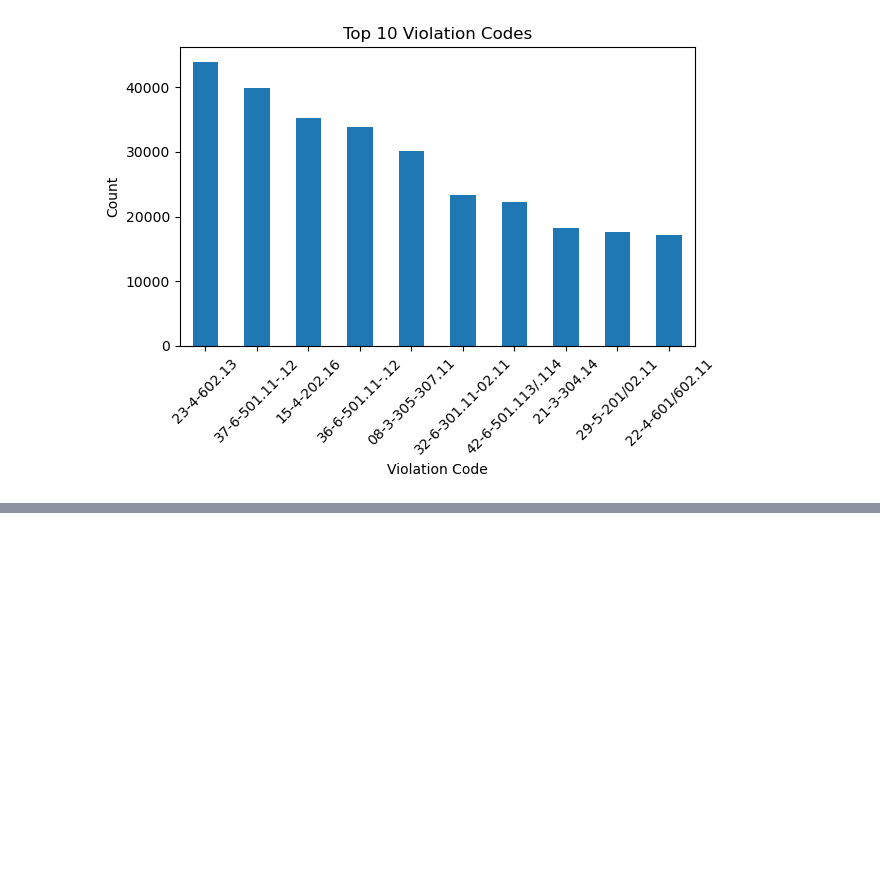
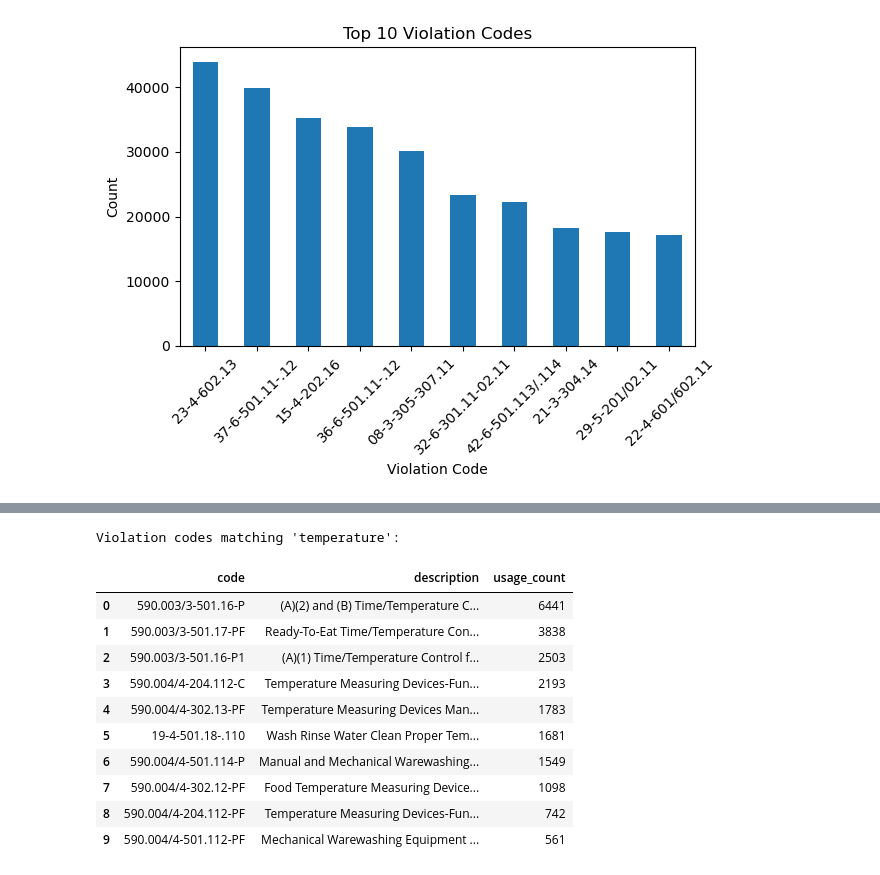
Before and after one commit to konipede/healthcare-database, a Jupyter notebook: notebooks/analysis.ipynb, the cells around one changed output, grey strips where cells are left out. Drawn from its saved outputs; the diff is of its cells as text; code cells hidden in the pictures; blank space fills up the shorter version.

```diff
--- a/notebooks/analysis.ipynb
+++ b/notebooks/analysis.ipynb
@@ -22,0 +365,17 @@ plt.show()
+# %%
+# Search for specific types of violations
+temperature_codes = browse_violation_codes("temperature", limit=10)
+temperature_codes
+# %% [output]
+Violation codes matching 'temperature':
+|  | code | description | usage_count |
+| 0 | 590.003/3-501.16-P | (A)(2) and (B) Time/Temperature C... | 6441 |
+| 1 | 590.003/3-501.17-PF | Ready-To-Eat Time/Temperature Con... | 3838 |
+| 2 | 590.003/3-501.16-P1 | (A)(1) Time/Temperature Control f... | 2503 |
+| 3 | 590.004/4-204.112-C | Temperature Measuring Devices-Fun... | 2193 |
+| 4 | 590.004/4-302.13-PF | Temperature Measuring Devices Man... | 1783 |
+| 5 | 19-4-501.18-.110 | Wash Rinse Water Clean Proper Tem... | 1681 |
+| 6 | 590.004/4-501.114-P | Manual and Mechanical Warewashing... | 1549 |
+| 7 | 590.004/4-302.12-PF | Food Temperature Measuring Device... | 1098 |
+| 8 | 590.004/4-204.112-PF | Temperature Measuring Devices-Fun... | 742 |
+| 9 | 590.004/4-501.112-PF | Mechanical Warewashing Equipment ... | 561 |
```
Also changed, not shown: parts of 14 cells of this notebook, 13 other files.
